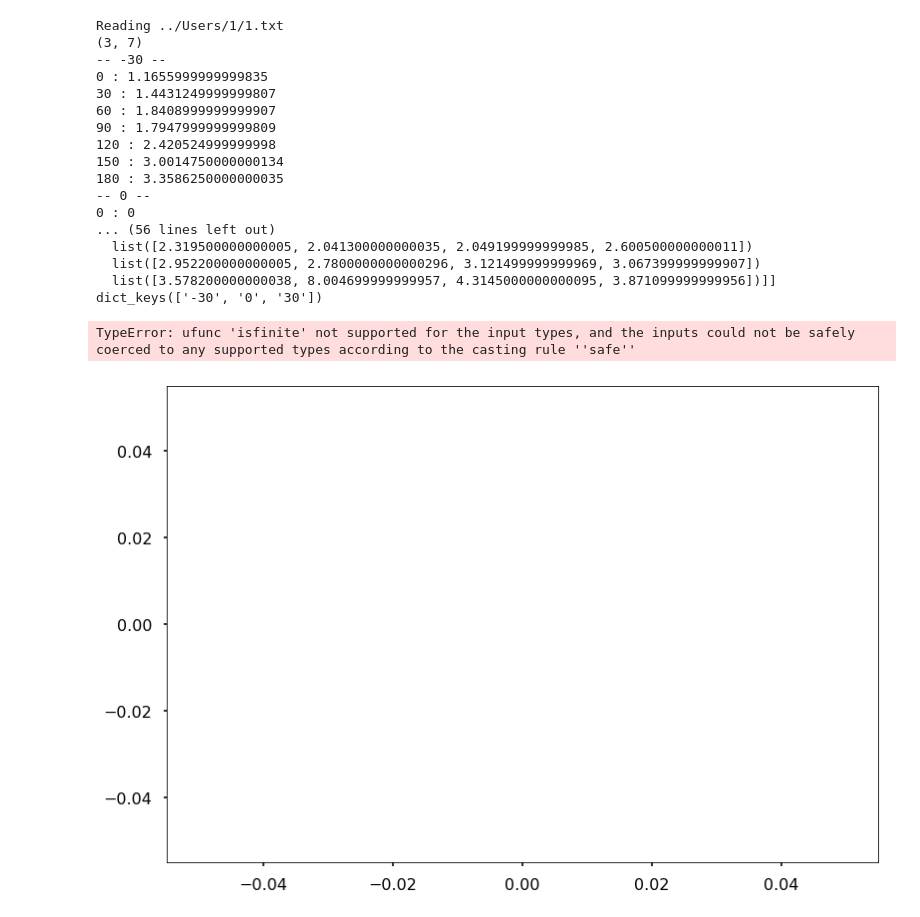
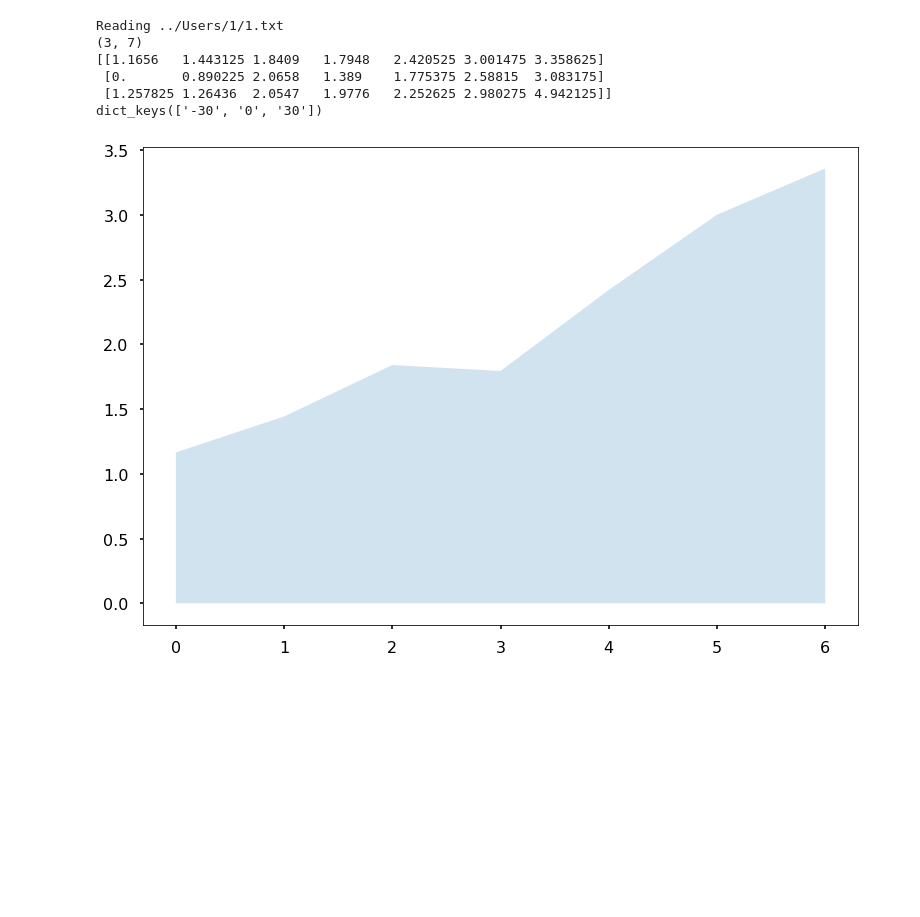
Before and after one commit to red-pencil/python_data, a Jupyter notebook: vtdata/Scripts/plot_20190427.ipynb, the cells around one changed output. Drawn from its saved outputs; the diff is of its cells as text; code cells hidden in the pictures; blank space fills up the shorter version.

```diff
--- a/vtdata/Scripts/plot_20190427.ipynb
+++ b/vtdata/Scripts/plot_20190427.ipynb
@@ -368,53 +368,38 @@ mean1,std1= list_stat(time_flat)
 
 dict_to_print = mean
 list_to_print = mean1
 
 
 
-for x in range(3):
-        print ('--', x, '--')
-        for y in range(7):
-            print (y,':',list_to_print[x][y])
-mean_arr = np.array(time_flat)
+mean_arr = np.array(mean1)
 
 print(mean_arr)
 print(time_dict.keys())
 
 plt.plot()
-plt.fill_between(range(7), mean_arr[0],alpha=0.2, label="30")
-if(False):
+plt.fill_between(range(7), mean_arr[0] ,alpha=0.2, label="30")
+
+if(true):
     for x in speed_dict:
         print ('--', x, '--')
         for y in speed_dict[x]:
             print (y,':', speed_dict[x][y])
 
     for x in speed_test:
         print ('--', x, '--')
         for y in speed_test[x]:
             print (y,':', speed_test[x][y])
 
 
 
     print(np.array(sorted_speed).shape)
 
     print(angle_ap(30,60), angle_ac(30,60))
 # %% [output]
 Reading ../Users/1/1.txt
 (3, 7)
--- -30 --
-0 : 1.1655999999999835
-30 : 1.4431249999999807
-60 : 1.8408999999999907
-90 : 1.7947999999999809
-120 : 2.420524999999998
-150 : 3.0014750000000134
-180 : 3.3586250000000035
--- 0 --
-0 : 0
-... (56 lines left out)
-  list([2.319500000000005, 2.041300000000035, 2.049199999999985, 2.600500000000011])
-  list([2.952200000000005, 2.7800000000000296, 3.121499999999969, 3.067399999999907])
-  list([3.578200000000038, 8.004699999999957, 4.3145000000000095, 3.871099999999956])]]
+[[1.1656   1.443125 1.8409   1.7948   2.420525 3.001475 3.358625]
+ [0.       0.890225 2.0658   1.389    1.775375 2.58815  3.083175]
+ [1.257825 1.26436  2.0547   1.9776   2.252625 2.980275 4.942125]]
 dict_keys(['-30', '0', '30'])
-TypeError: ufunc 'isfinite' not supported for the input types, and the inputs could not be safely coerced to any supported types according to the casting rule ''safe''
-[figure, old version]
+[figure, new version]
```
Also changed, not shown: parts of 1 cell of this notebook, 1 other file.
